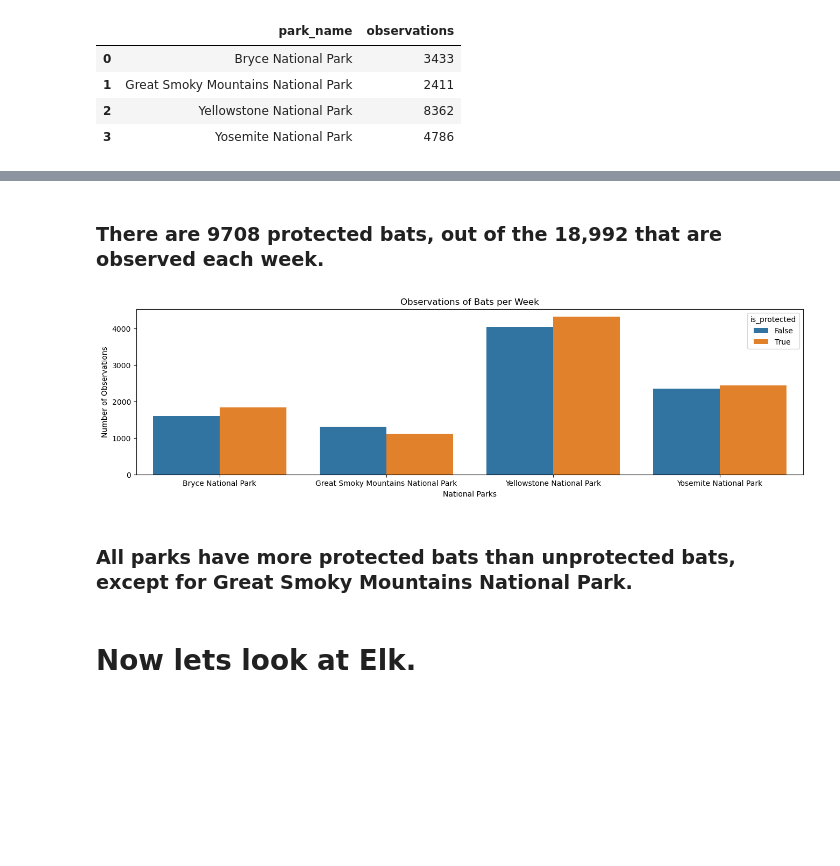
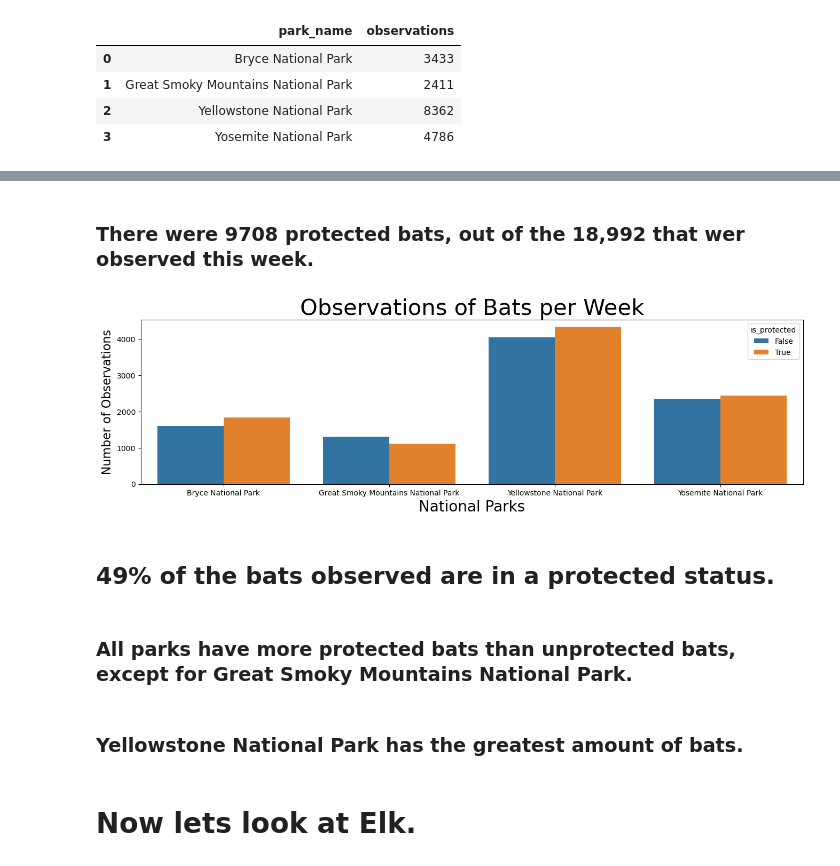
Before and after one commit to Script-Whiz/Biodiversity_NatParks, a Jupyter notebook: Biodiversity_NatParks_final.ipynb, the cells around one changed output, grey strips where cells are left out. Saved outputs shown, nothing was run; the diff lists cells and outputs as text; code cells hidden in the pictures; blank space fills up the shorter version.

```diff
--- a/Biodiversity_NatParks_final.ipynb
+++ b/Biodiversity_NatParks_final.ipynb
@@ -624,11 +654,11 @@ obs_by_park_protect
-# %% [markdown]
-### There are 9708 protected bats, out of the 18,992 that are observed each week. ###
+# %% [markdown]
+### There were 9708 protected bats, out of the 18,992 that wer observed this week. ###
 # %%
 plt.figure(figsize=(16, 4))
 sns.barplot(x=obs_by_park.park_name, y= obs_by_park.observations, hue=obs_by_park.is_protected)
-plt.xlabel('National Parks')
-plt.ylabel('Number of Observations')
-plt.title('Observations of Bats per Week')
+plt.xlabel('National Parks', size = 20)
+plt.ylabel('Number of Observations', size = 16)
+plt.title('Observations of Bats per Week', size = 30)
 plt.show()
 # %% [output]
-[figure, old version]
+[figure, new version]
@@ -637,2 +665,4 @@ plt.show()
+# %% [markdown]
+##  49% of the bats observed are in a protected status. ##
 # %% [markdown]
 ### All parks have more protected bats than unprotected bats, except for Great Smoky Mountains National Park. ###
@@ -641,3 +669,5 @@ plt.show()
+# %% [markdown]
+### Yellowstone National Park has the greatest amount of bats. ###
 # %% [markdown]
 # Now lets look at Elk. #
 # %%
```
Also changed, not shown: parts of 63 cells of this notebook.
